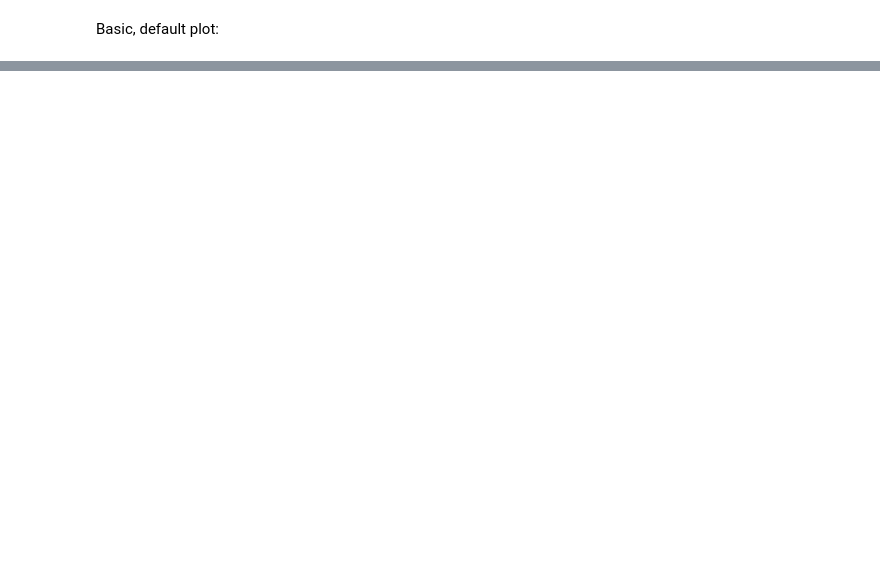
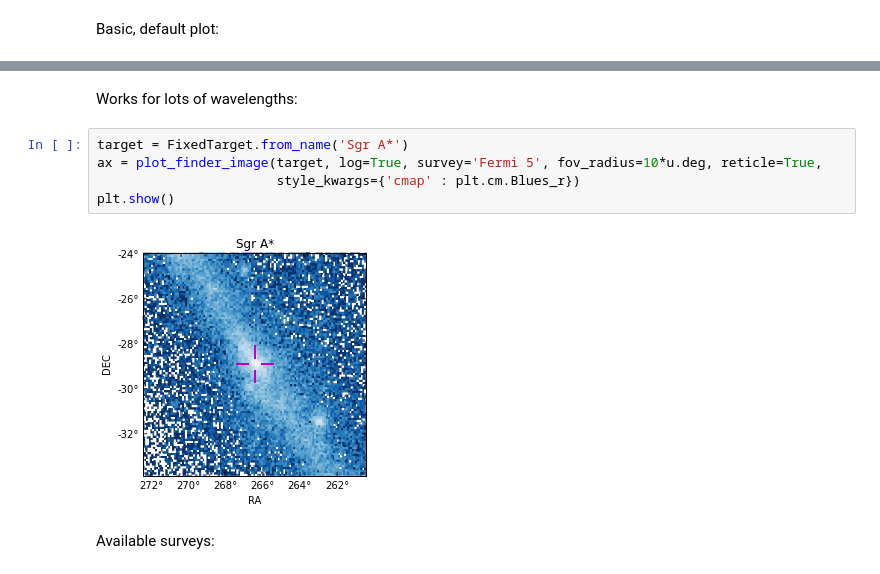
Before and after one commit to bmorris3/gsoc2015, a Jupyter notebook: finder_chart.ipynb, the cells around one changed output, grey strips where cells are left out. Drawn from its saved outputs; the diff is of its cells as text; blank space fills up the shorter version.

```diff
--- a/finder_chart.ipynb
+++ b/finder_chart.ipynb
@@ -121,0 +122,11 @@ plt.show()
+# %% [markdown]
+Works for lots of wavelengths:
+# %%
+target = FixedTarget.from_name('Sgr A*')
+ax = plot_finder_image(target, log=True, survey='Fermi 5', fov_radius=10*u.deg, reticle=True,
+                       style_kwargs={'cmap' : plt.cm.Blues_r})
+plt.show()
+# %% [output]
+[figure, added]
+# %% [markdown]
+Available surveys:
```
Also changed, not shown: parts of 5 cells of this notebook.
